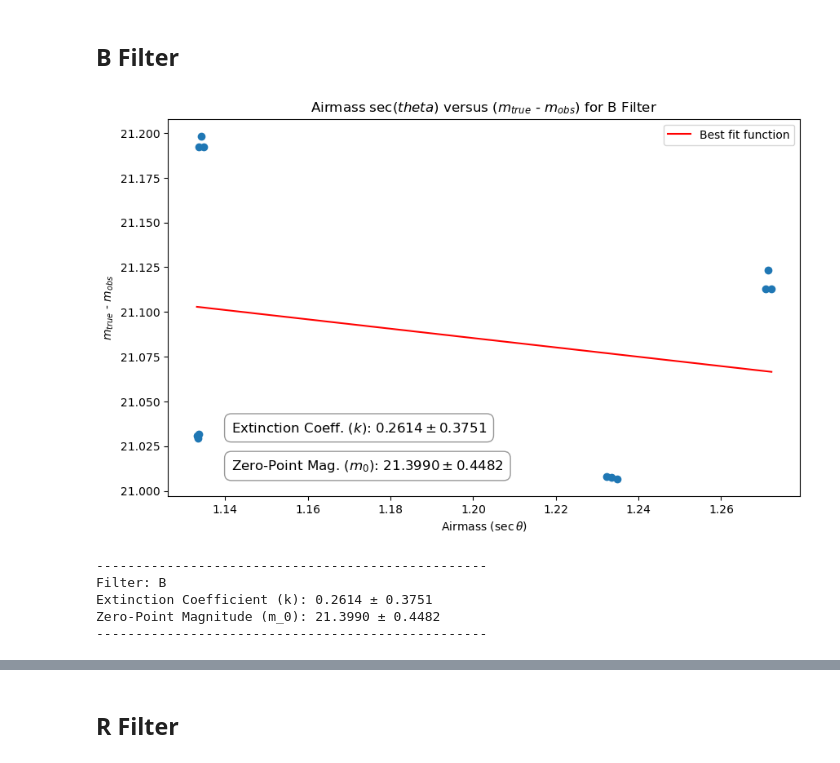
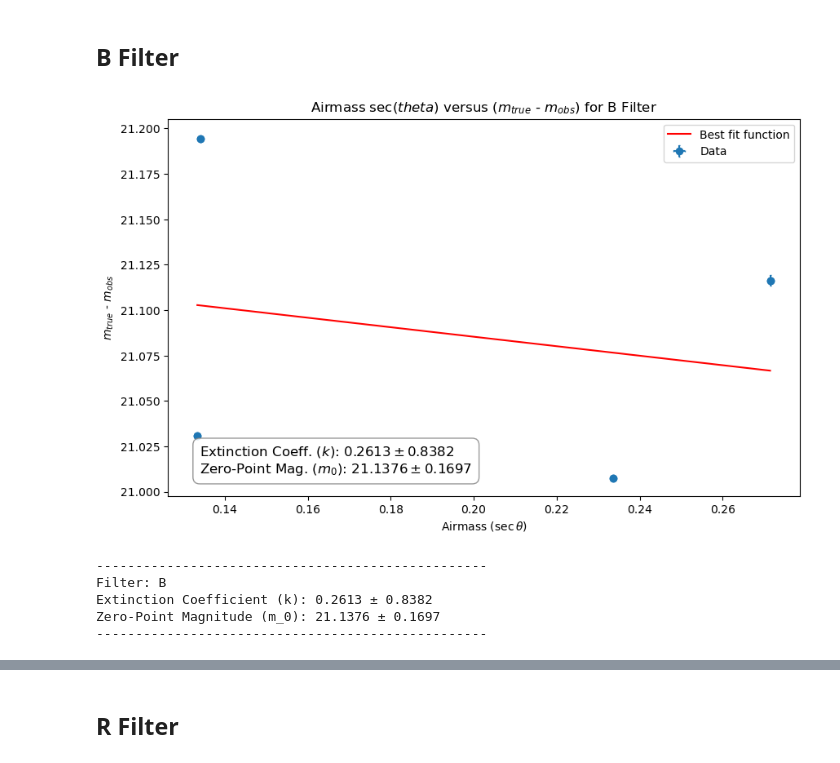
Before and after one commit to siddhantpujni/exoplanets_TGP, a Jupyter notebook: standard_stars.ipynb, the cells around one changed output, grey strips where cells are left out. Cells and saved outputs as stored; diff of their text form; code cells hidden in the pictures.

```diff
--- a/standard_stars.ipynb
+++ b/standard_stars.ipynb
@@ -1018,6 +1114,12 @@ stn_mags_I = [stn_mag_1_I, stn_mag_1_I, stn_mag_1_I,
               stn_mag_2_I, stn_mag_2_I, stn_mag_2_I,
               stn_mag_3_I, stn_mag_3_I, stn_mag_3_I,
               stn_mag_4_I, stn_mag_4_I, stn_mag_4_I]
+# %%
+# make a list of standard magnitudes for each filter
+stn_mags_B = [stn_mag_1_B, stn_mag_2_B, stn_mag_3_B, stn_mag_4_B]
+stn_mags_V = [stn_mag_1_V, stn_mag_2_V, stn_mag_3_V, stn_mag_4_V]
+stn_mags_R = [stn_mag_1_R, stn_mag_2_R, stn_mag_3_R, stn_mag_4_R]
+stn_mags_I = [stn_mag_1_I, stn_mag_2_I, stn_mag_3_I, stn_mag_4_I]
 # %% [markdown]
 # Obtain zero-point magnitudes and extinction coefficients for each filter
 
@@ -1029,23 +1129,24 @@ All three images for all four stars were plotted for each filter.
 # %%
 # plot for B filter
 
-ins_mags_B, ins_mags_err_B, airmasses_B = filter_ins_mag_vs_airmass('B')
+# set print_values=True to see all the values
+ins_mags_B, ins_mags_err_B, airmasses_B, airmasses_err_B = filter_ins_mag_vs_airmass('B', print_values=False)
 mags_B = np.array(stn_mags_B) - np.array(ins_mags_B)
+#print(mags_B)
 
-k_B, k_B_err, m_zpt_B, m_zpt_B_err = perform_extinction_correction(mags_B, airmasses_B, ins_mags_err_B, 'B',
-                                                                   print_text = True)
+# correct for airmass at 1 (not 0!)
+airmasses_B_corrected = airmasses_B - np.ones(len(airmasses_B))
 
-#print(ins_mags_B)
-#print(ins_mags_err_B)
-#print(stn_mags_B)
-#print(mags_B)
-#print(airmasses_B)
+# set same_axis_scale=False for a zoomed in plot
+# set yerr_best_fit=True to plot the best fit line using errors
+k_B, k_B_err, m_zpt_B, m_zpt_B_err = perform_extinction_correction(mags_B, airmasses_B_corrected, ins_mags_err_B, airmasses_err_B,
+                                                                   'B', print_text = True, same_axis_scale = False, yerr_best_fit = False)
 # %% [output]
-[figure, old version]
+[figure, new version]
 --------------------------------------------------
 Filter: B
-Extinction Coefficient (k): 0.2614 ± 0.3751
-Zero-Point Magnitude (m_0): 21.3990 ± 0.4482
+Extinction Coefficient (k): 0.2613 ± 0.8382
+Zero-Point Magnitude (m_0): 21.1376 ± 0.1697
 --------------------------------------------------
 # %% [markdown]
 ## I Filter
```
Also changed, not shown: parts of 43 cells of this notebook, 1 other file.
